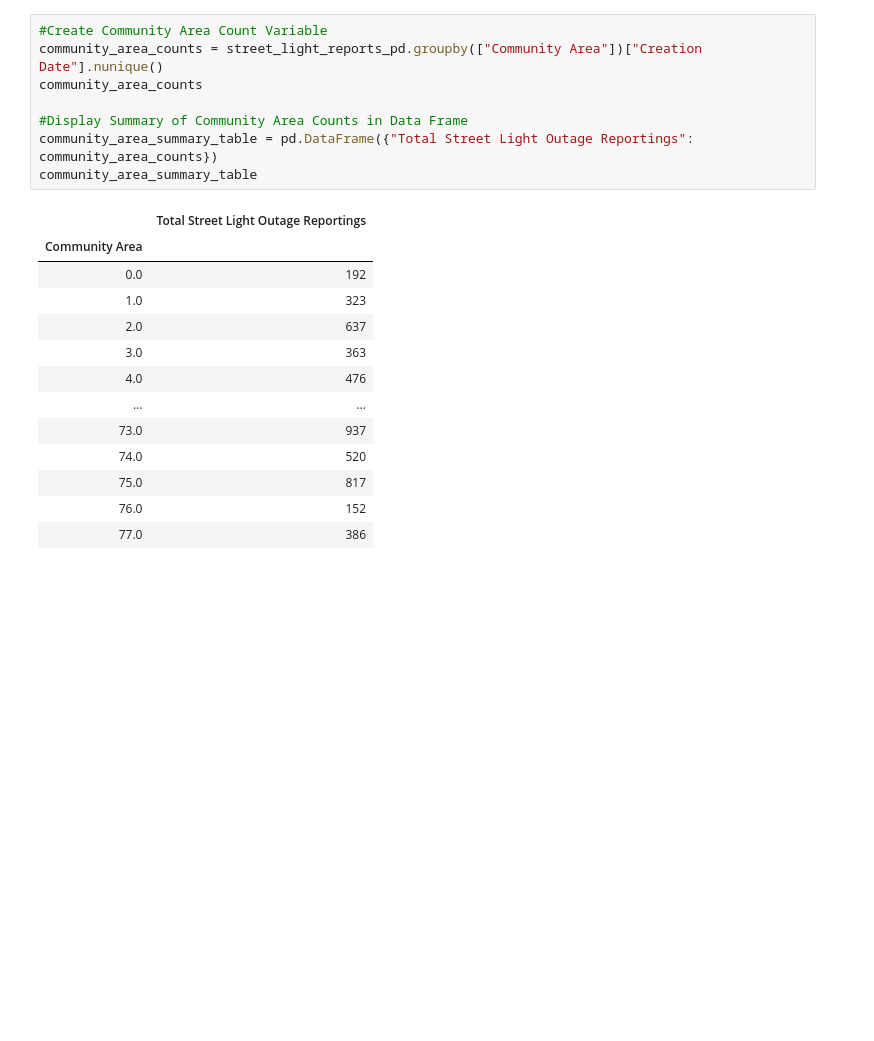
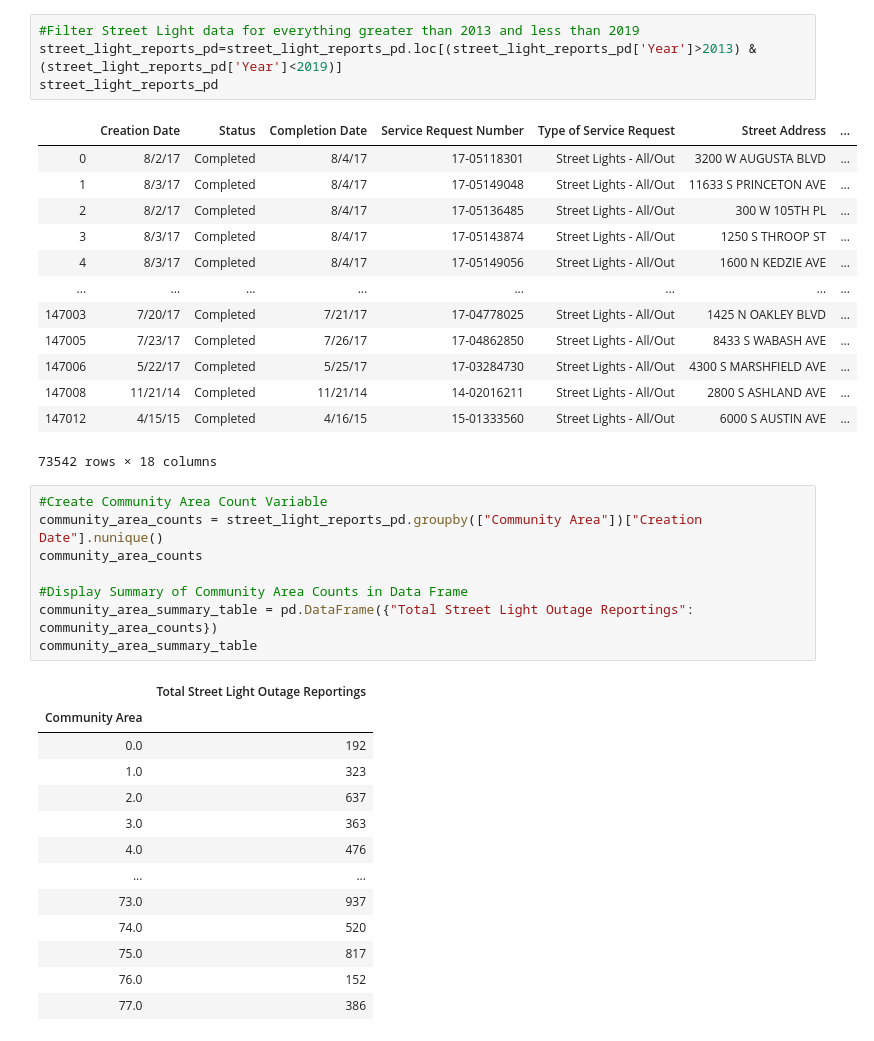
Before and after one commit to abejones26/Street-Lights, a Jupyter notebook: Q1-Com-Area-Street-Light-Outages.ipynb, the cells around one changed output. Saved outputs shown, nothing was run; the diff lists cells and outputs as text; blank space fills up the shorter version.

Commit message:
Updated Q1 Code with csv and year filters

```diff
--- a/Q1-Com-Area-Street-Light-Outages.ipynb
+++ b/Q1-Com-Area-Street-Light-Outages.ipynb
@@ -21,3 +36,21 @@ street_light_reports_pd.head()
+# %%
+#Filter Street Light data for everything greater than 2013 and less than 2019
+street_light_reports_pd=street_light_reports_pd.loc[(street_light_reports_pd['Year']>2013) & (street_light_reports_pd['Year']<2019)]
+street_light_reports_pd
+# %% [output]
+|  | Creation Date | Status | Completion Date | Service Request Number | Type of Service Request | Street Address | ... |
+| 0 | 8/2/17 | Completed | 8/4/17 | 17-05118301 | Street Lights - All/Out | 3200 W AUGUSTA BLVD | ... |
+| 1 | 8/3/17 | Completed | 8/4/17 | 17-05149048 | Street Lights - All/Out | 11633 S PRINCETON AVE | ... |
+| 2 | 8/2/17 | Completed | 8/4/17 | 17-05136485 | Street Lights - All/Out | 300 W 105TH PL | ... |
+| 3 | 8/3/17 | Completed | 8/4/17 | 17-05143874 | Street Lights - All/Out | 1250 S THROOP ST | ... |
+| 4 | 8/3/17 | Completed | 8/4/17 | 17-05149056 | Street Lights - All/Out | 1600 N KEDZIE AVE | ... |
+| ... | ... | ... | ... | ... | ... | ... | ... |
+| 147003 | 7/20/17 | Completed | 7/21/17 | 17-04778025 | Street Lights - All/Out | 1425 N OAKLEY BLVD | ... |
+| 147005 | 7/23/17 | Completed | 7/26/17 | 17-04862850 | Street Lights - All/Out | 8433 S WABASH AVE | ... |
+| 147006 | 5/22/17 | Completed | 5/25/17 | 17-03284730 | Street Lights - All/Out | 4300 S MARSHFIELD AVE | ... |
+| 147008 | 11/21/14 | Completed | 11/21/14 | 14-02016211 | Street Lights - All/Out | 2800 S ASHLAND AVE | ... |
+| 147012 | 4/15/15 | Completed | 4/16/15 | 15-01333560 | Street Lights - All/Out | 6000 S AUSTIN AVE | ... |
+73542 rows × 18 columns
 # %%
 #Create Community Area Count Variable
 community_area_counts = street_light_reports_pd.groupby(["Community Area"])["Creation Date"].nunique()
```
Also changed, not shown: parts of 5 cells of this notebook, 1 other file.
